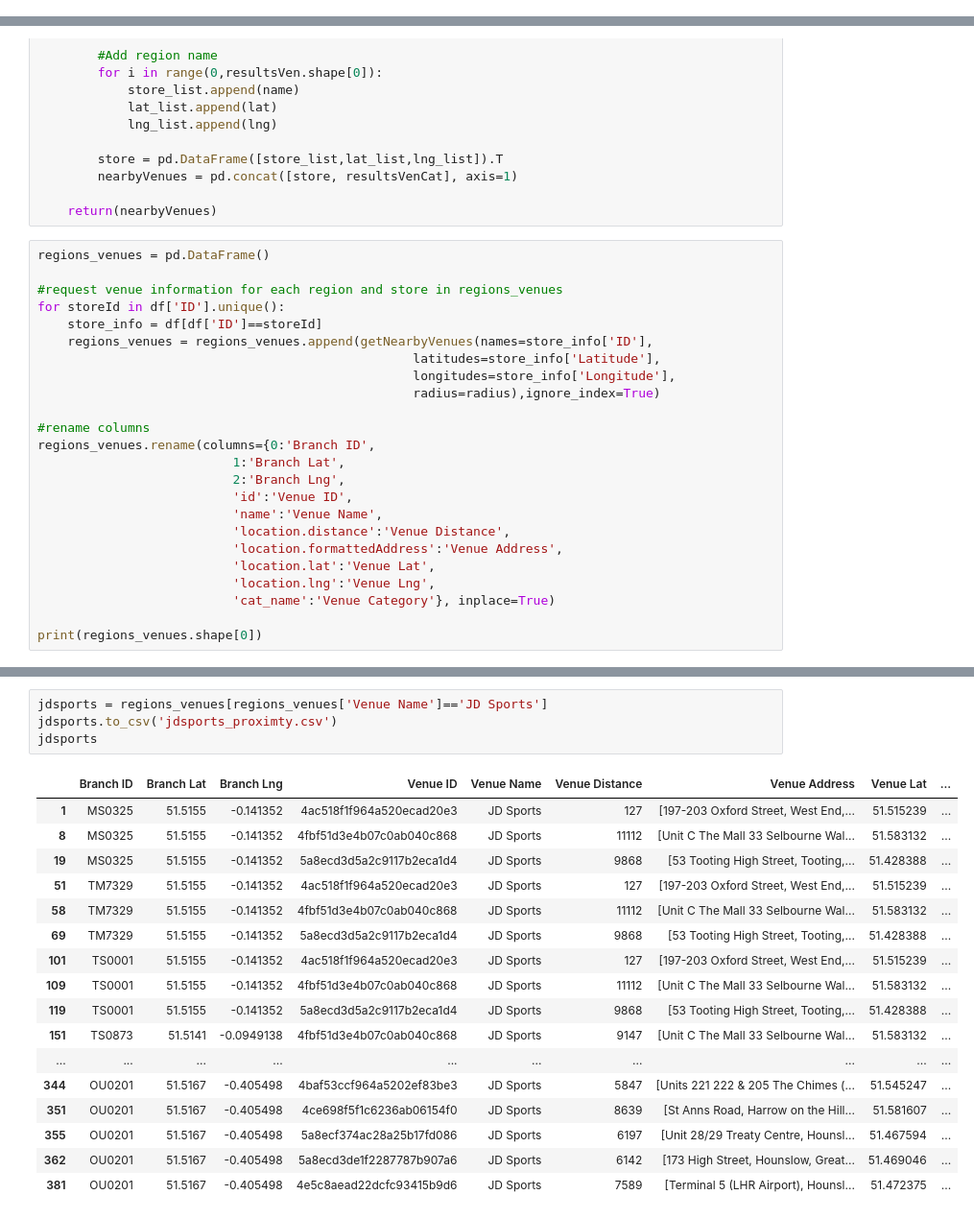
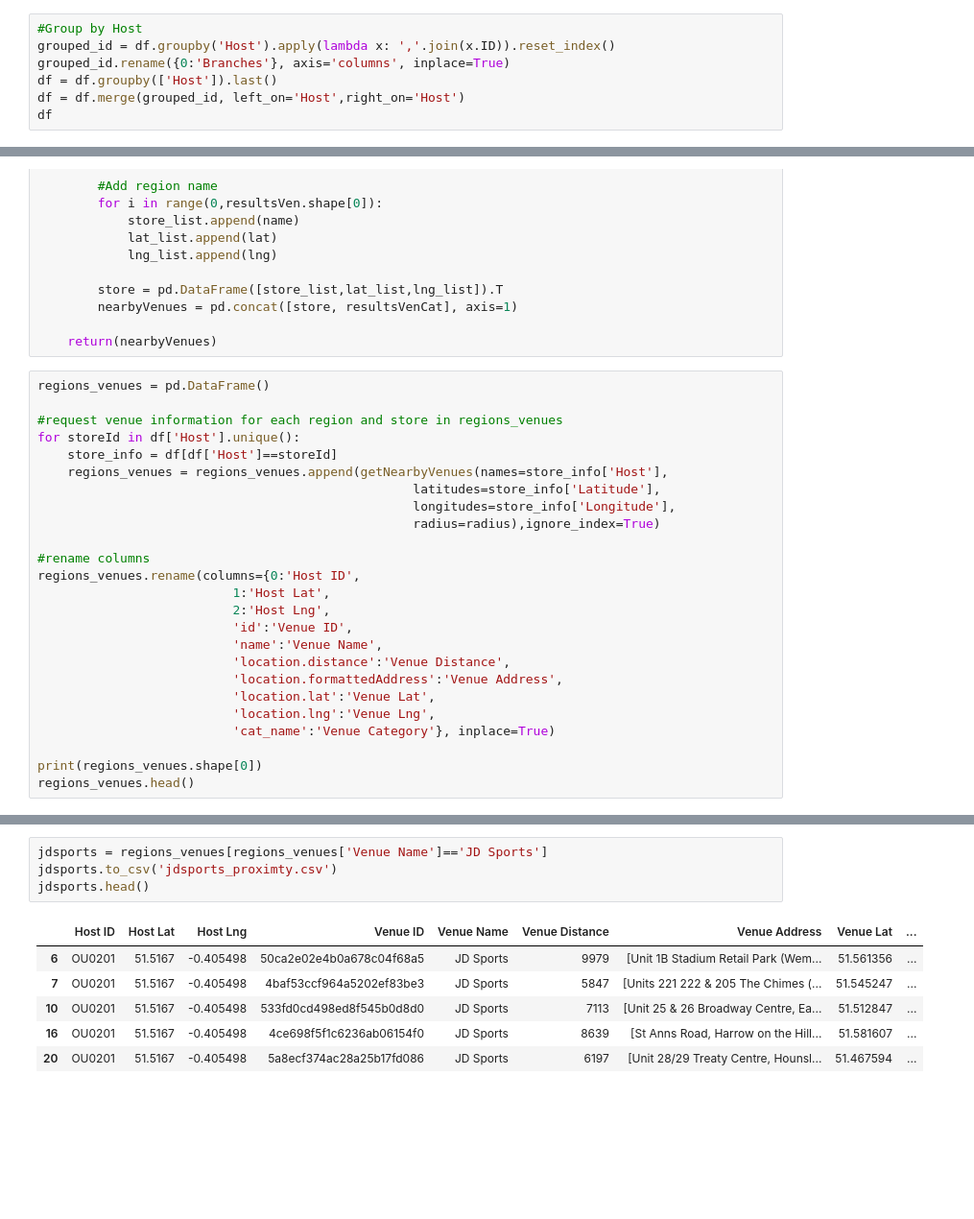
Before and after one commit to ninjananjo/Clothing-Store-Competition, a Jupyter notebook: JD Sports Proximity.ipynb, the cells around one changed output, grey strips where cells are left out. Shown at 96% size. Cells and saved outputs as stored; diff of their text form; blank space fills up the shorter version.

```diff
--- a/JD Sports Proximity.ipynb
+++ b/JD Sports Proximity.ipynb
@@ -62,0 +49,7 @@ df.head(10)
+# %%
+#Group by Host
+grouped_id = df.groupby('Host').apply(lambda x: ','.join(x.ID)).reset_index()
+grouped_id.rename({0:'Branches'}, axis='columns', inplace=True)
+df = df.groupby(['Host']).last()
+df = df.merge(grouped_id, left_on='Host',right_on='Host')
+df
@@ -158,17 +157,17 @@ def getNearbyVenues(names, latitudes, longitudes, radius=500):
 regions_venues = pd.DataFrame()
 
 #request venue information for each region and store in regions_venues
-for storeId in df['ID'].unique():
-    store_info = df[df['ID']==storeId]
-    regions_venues = regions_venues.append(getNearbyVenues(names=store_info['ID'],
+for storeId in df['Host'].unique():
+    store_info = df[df['Host']==storeId]
+    regions_venues = regions_venues.append(getNearbyVenues(names=store_info['Host'],
                                                   latitudes=store_info['Latitude'],
                                                   longitudes=store_info['Longitude'],
                                                   radius=radius),ignore_index=True)
 
 #rename columns
-regions_venues.rename(columns={0:'Branch ID',
-                          1:'Branch Lat',
-                          2:'Branch Lng',
+regions_venues.rename(columns={0:'Host ID',
+                          1:'Host Lat',
+                          2:'Host Lng',
                           'id':'Venue ID',
                           'name':'Venue Name',
                           'location.distance':'Venue Distance',
@@ -178,4 +177,5 @@ regions_venues.rename(columns={0:'Branch ID',
                           'cat_name':'Venue Category'}, inplace=True)
 
 print(regions_venues.shape[0])
+regions_venues.head()
 # %% [output]
@@ -204,22 +189,11 @@ regions_venues
 # %%
 jdsports = regions_venues[regions_venues['Venue Name']=='JD Sports']
 jdsports.to_csv('jdsports_proximty.csv')
-jdsports
+jdsports.head()
 # %% [output]
-|  | Branch ID | Branch Lat | Branch Lng | Venue ID | Venue Name | Venue Distance | Venue Address | Venue Lat | ... |
-| 1 | MS0325 | 51.5155 | -0.141352 | 4ac518f1f964a520ecad20e3 | JD Sports | 127 | [197-203 Oxford Street, West End,... | 51.515239 | ... |
-| 8 | MS0325 | 51.5155 | -0.141352 | 4fbf51d3e4b07c0ab040c868 | JD Sports | 11112 | [Unit C The Mall 33 Selbourne Wal... | 51.583132 | ... |
-| 19 | MS0325 | 51.5155 | -0.141352 | 5a8ecd3d5a2c9117b2eca1d4 | JD Sports | 9868 | [53 Tooting High Street, Tooting,... | 51.428388 | ... |
-| 51 | TM7329 | 51.5155 | -0.141352 | 4ac518f1f964a520ecad20e3 | JD Sports | 127 | [197-203 Oxford Street, West End,... | 51.515239 | ... |
-| 58 | TM7329 | 51.5155 | -0.141352 | 4fbf51d3e4b07c0ab040c868 | JD Sports | 11112 | [Unit C The Mall 33 Selbourne Wal... | 51.583132 | ... |
-| 69 | TM7329 | 51.5155 | -0.141352 | 5a8ecd3d5a2c9117b2eca1d4 | JD Sports | 9868 | [53 Tooting High Street, Tooting,... | 51.428388 | ... |
-| 101 | TS0001 | 51.5155 | -0.141352 | 4ac518f1f964a520ecad20e3 | JD Sports | 127 | [197-203 Oxford Street, West End,... | 51.515239 | ... |
-| 109 | TS0001 | 51.5155 | -0.141352 | 4fbf51d3e4b07c0ab040c868 | JD Sports | 11112 | [Unit C The Mall 33 Selbourne Wal... | 51.583132 | ... |
-| 119 | TS0001 | 51.5155 | -0.141352 | 5a8ecd3d5a2c9117b2eca1d4 | JD Sports | 9868 | [53 Tooting High Street, Tooting,... | 51.428388 | ... |
-| 151 | TS0873 | 51.5141 | -0.0949138 | 4fbf51d3e4b07c0ab040c868 | JD Sports | 9147 | [Unit C The Mall 33 Selbourne Wal... | 51.583132 | ... |
-| ... | ... | ... | ... | ... | ... | ... | ... | ... | ... |
-| 344 | OU0201 | 51.5167 | -0.405498 | 4baf53ccf964a5202ef83be3 | JD Sports | 5847 | [Units 221 222 & 205 The Chimes (... | 51.545247 | ... |
-| 351 | OU0201 | 51.5167 | -0.405498 | 4ce698f5f1c6236ab06154f0 | JD Sports | 8639 | [St Anns Road, Harrow on the Hill... | 51.581607 | ... |
-| 355 | OU0201 | 51.5167 | -0.405498 | 5a8ecf374ac28a25b17fd086 | JD Sports | 6197 | [Unit 28/29 Treaty Centre, Hounsl... | 51.467594 | ... |
-| 362 | OU0201 | 51.5167 | -0.405498 | 5a8ecd3de1f2287787b907a6 | JD Sports | 6142 | [173 High Street, Hounslow, Great... | 51.469046 | ... |
-| 381 | OU0201 | 51.5167 | -0.405498 | 4e5c8aead22dcfc93415b9d6 | JD Sports | 7589 | [Terminal 5 (LHR Airport), Hounsl... | 51.472375 | ... |
+|  | Host ID | Host Lat | Host Lng | Venue ID | Venue Name | Venue Distance | Venue Address | Venue Lat | ... |
+| 6 | OU0201 | 51.5167 | -0.405498 | 50ca2e02e4b0a678c04f68a5 | JD Sports | 9979 | [Unit 1B Stadium Retail Park (Wem... | 51.561356 | ... |
+| 7 | OU0201 | 51.5167 | -0.405498 | 4baf53ccf964a5202ef83be3 | JD Sports | 5847 | [Units 221 222 & 205 The Chimes (... | 51.545247 | ... |
+| 10 | OU0201 | 51.5167 | -0.405498 | 533fd0cd498ed8f545b0d8d0 | JD Sports | 7113 | [Unit 25 & 26 Broadway Centre, Ea... | 51.512847 | ... |
+| 16 | OU0201 | 51.5167 | -0.405498 | 4ce698f5f1c6236ab06154f0 | JD Sports | 8639 | [St Anns Road, Harrow on the Hill... | 51.581607 | ... |
+| 20 | OU0201 | 51.5167 | -0.405498 | 5a8ecf374ac28a25b17fd086 | JD Sports | 6197 | [Unit 28/29 Treaty Centre, Hounsl... | 51.467594 | ... |
```
Also changed, not shown: parts of 15 cells of this notebook, 1 other file.
